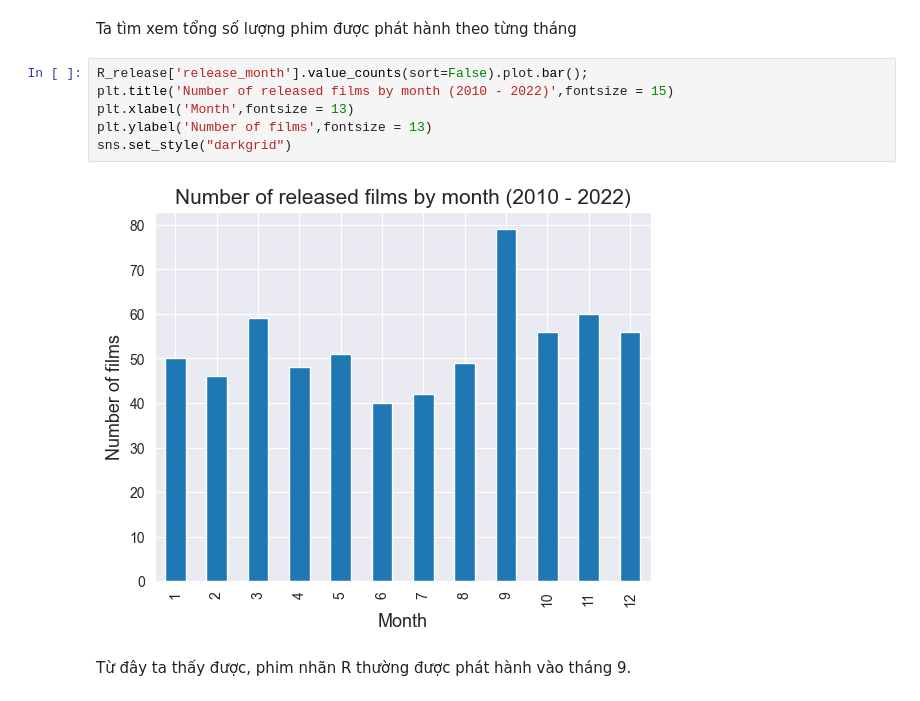
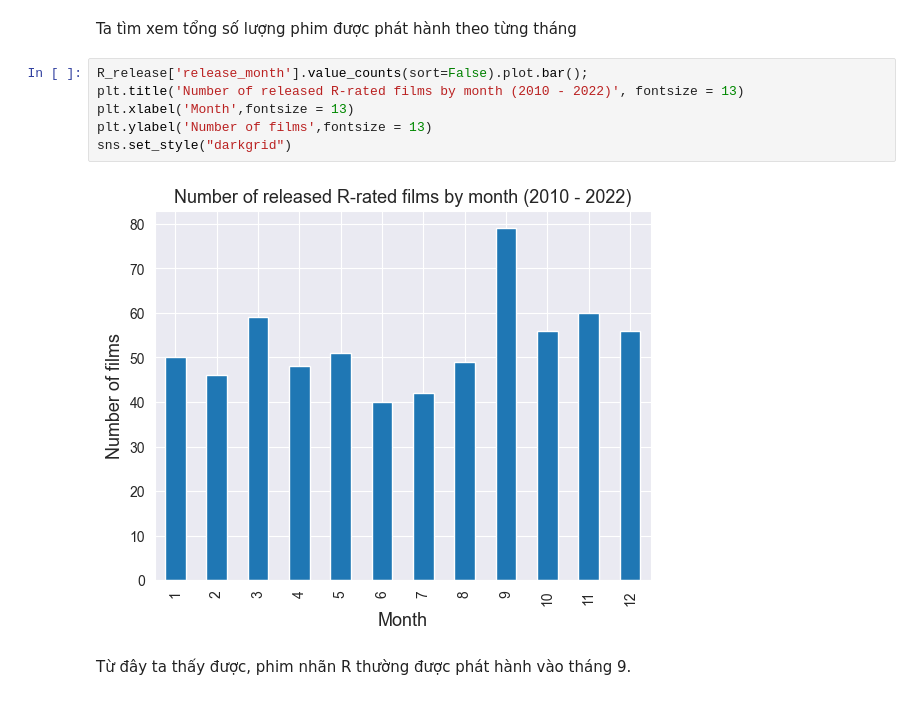
Before and after one commit to Eakan-Git/Introduction-to-Data-Science, a Jupyter notebook: data_explorations.ipynb, the cells around one changed output. Cells and saved outputs as stored; diff of their text form.

```diff
--- a/data_explorations.ipynb
+++ b/data_explorations.ipynb
@@ -485,12 +485,12 @@ R_release
 Ta tìm xem tổng số lượng phim được phát hành theo từng tháng
 # %%
 R_release['release_month'].value_counts(sort=False).plot.bar();
-plt.title('Number of released films by month (2010 - 2022)',fontsize = 15)
+plt.title('Number of released R-rated films by month (2010 - 2022)', fontsize = 13)
 plt.xlabel('Month',fontsize = 13)
 plt.ylabel('Number of films',fontsize = 13)
 sns.set_style("darkgrid")
 # %% [output]
-[figure, old version]
+[figure, new version]
 # %% [markdown]
 Từ đây ta thấy được, phim nhãn R thường được phát hành vào tháng 9.
 # %% [markdown]
```
